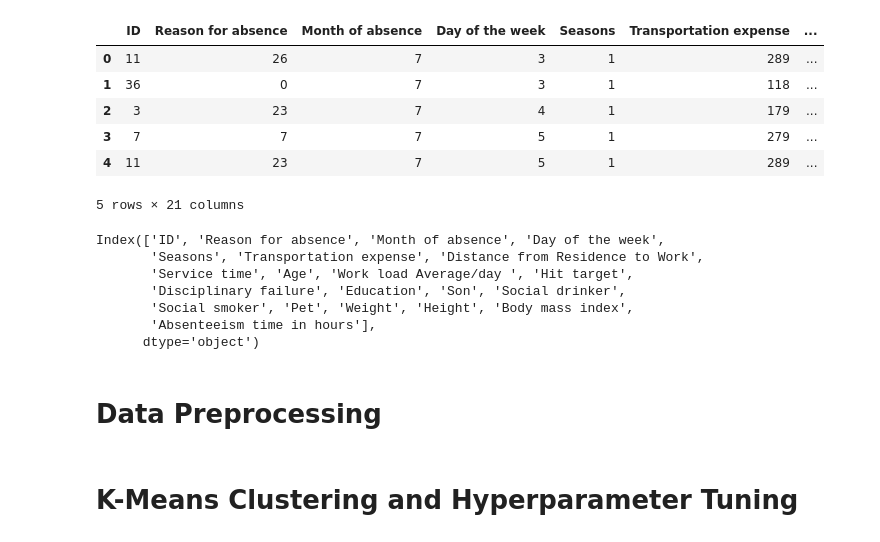
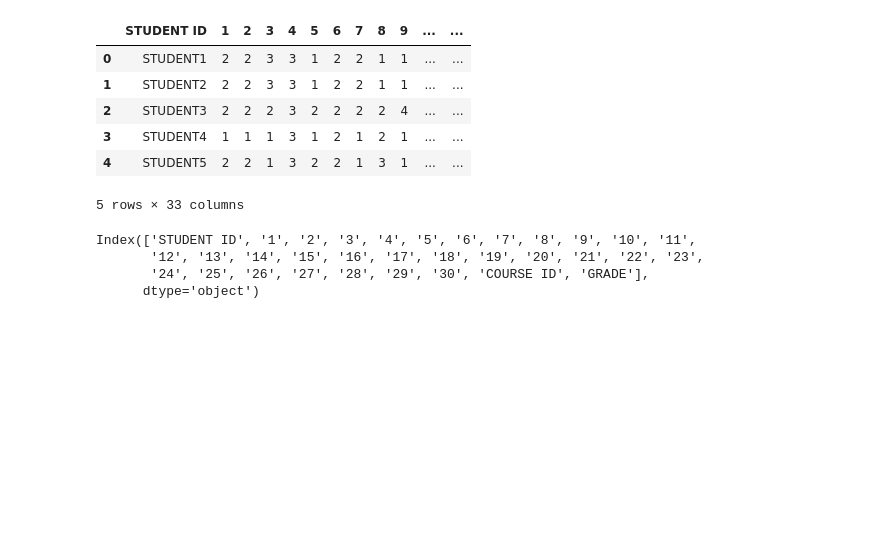
Before and after one commit to rahul-727/Predictive-Analytics, a Jupyter notebook: 2348544_Lab5_PA.ipynb, the cells around one changed output. Drawn from its saved outputs; the diff is of its cells as text; code cells hidden in the pictures; blank space fills up the shorter version.

```diff
--- a/2348544_Lab5_PA.ipynb
+++ b/2348544_Lab5_PA.ipynb
@@ -12,23 +9,18 @@ import seaborn as sns
-# %%
-df = pd.read_excel('/content/Absenteeism_at_work.xls')
-df.head(5)
-# %% [output]
-|  | ID | Reason for absence | Month of absence | Day of the week | Seasons | Transportation expense | ... |
-| 0 | 11 | 26 | 7 | 3 | 1 | 289 | ... |
-| 1 | 36 | 0 | 7 | 3 | 1 | 118 | ... |
-| 2 | 3 | 23 | 7 | 4 | 1 | 179 | ... |
-| 3 | 7 | 7 | 7 | 5 | 1 | 279 | ... |
-| 4 | 11 | 23 | 7 | 5 | 1 | 289 | ... |
-5 rows × 21 columns
+# %%
+data = pd.read_csv('/content/DATA (1).csv')
+data.head(5)
+# %% [output]
+|  | STUDENT ID | 1 | 2 | 3 | 4 | 5 | 6 | 7 | 8 | 9 | ... | ... |
+| 0 | STUDENT1 | 2 | 2 | 3 | 3 | 1 | 2 | 2 | 1 | 1 | ... | ... |
+| 1 | STUDENT2 | 2 | 2 | 3 | 3 | 1 | 2 | 2 | 1 | 1 | ... | ... |
+| 2 | STUDENT3 | 2 | 2 | 2 | 3 | 2 | 2 | 2 | 2 | 4 | ... | ... |
+| 3 | STUDENT4 | 1 | 1 | 1 | 3 | 1 | 2 | 1 | 2 | 1 | ... | ... |
+| 4 | STUDENT5 | 2 | 2 | 1 | 3 | 2 | 2 | 1 | 3 | 1 | ... | ... |
+5 rows × 33 columns
 # %%
-df.columns
+data.columns
 # %% [output]
-Index(['ID', 'Reason for absence', 'Month of absence', 'Day of the week',
-       'Seasons', 'Transportation expense', 'Distance from Residence to Work',
-       'Service time', 'Age', 'Work load Average/day ', 'Hit target',
-       'Disciplinary failure', 'Education', 'Son', 'Social drinker',
-       'Social smoker', 'Pet', 'Weight', 'Height', 'Body mass index',
-       'Absenteeism time in hours'],
+Index(['STUDENT ID', '1', '2', '3', '4', '5', '6', '7', '8', '9', '10', '11',
+       '12', '13', '14', '15', '16', '17', '18', '19', '20', '21', '22', '23',
+       '24', '25', '26', '27', '28', '29', '30', 'COURSE ID', 'GRADE'],
       dtype='object')
-# %% [markdown]
-# Data Preprocessing
@@ -56,2 +26,0 @@ X = df[numerical_cols + categorical_cols]
-# %% [markdown]
-# K-Means Clustering and Hyperparameter Tuning
```
Also changed, not shown: parts of 17 cells of this notebook.
